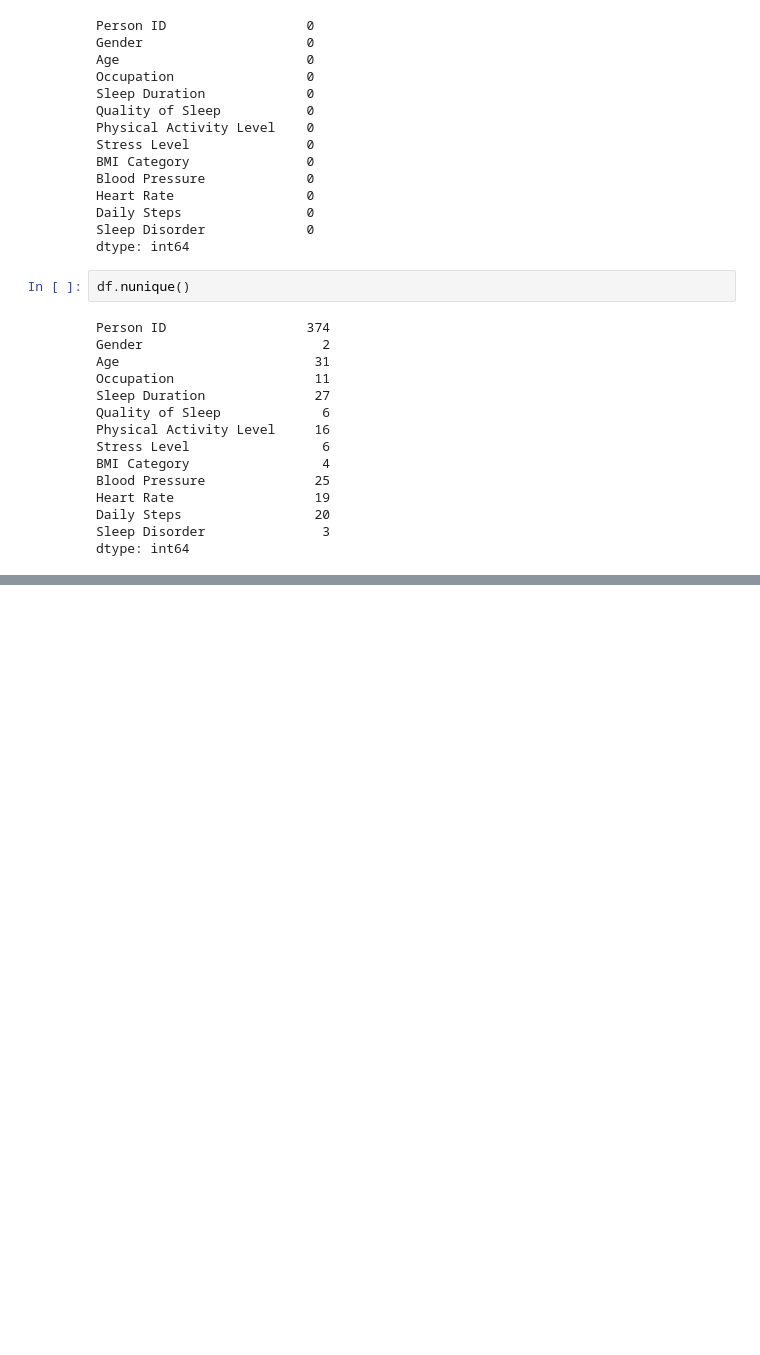
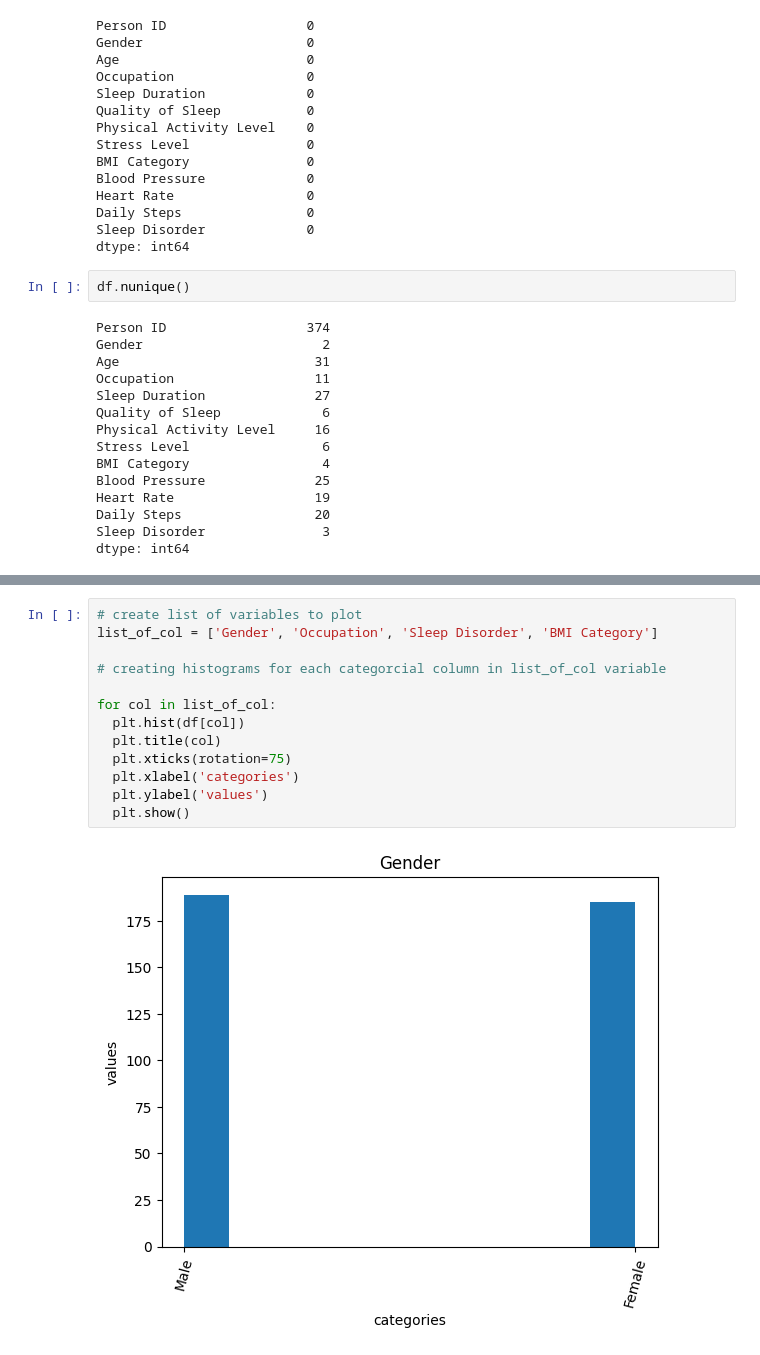
Before and after one commit to nikki14182/sleep-health, a Jupyter notebook: sleep.ipynb, the cells around one changed output, grey strips where cells are left out. Saved outputs shown, nothing was run; the diff lists cells and outputs as text; blank space fills up the shorter version.

```diff
--- a/sleep.ipynb
+++ b/sleep.ipynb
@@ -154,0 +176,15 @@ sns.pairplot(df[cols_to_plot], hue= 'Sleep Disorder')
+# %%
+# create list of variables to plot
+list_of_col = ['Gender', 'Occupation', 'Sleep Disorder', 'BMI Category']
+
+# creating histograms for each categorcial column in list_of_col variable
+
+for col in list_of_col:
+  plt.hist(df[col])
+  plt.title(col)
+  plt.xticks(rotation=75)
+  plt.xlabel('categories')
+  plt.ylabel('values')
+  plt.show()
+# %% [output]
+[figure, added]
```
Also changed, not shown: parts of 27 cells of this notebook.
